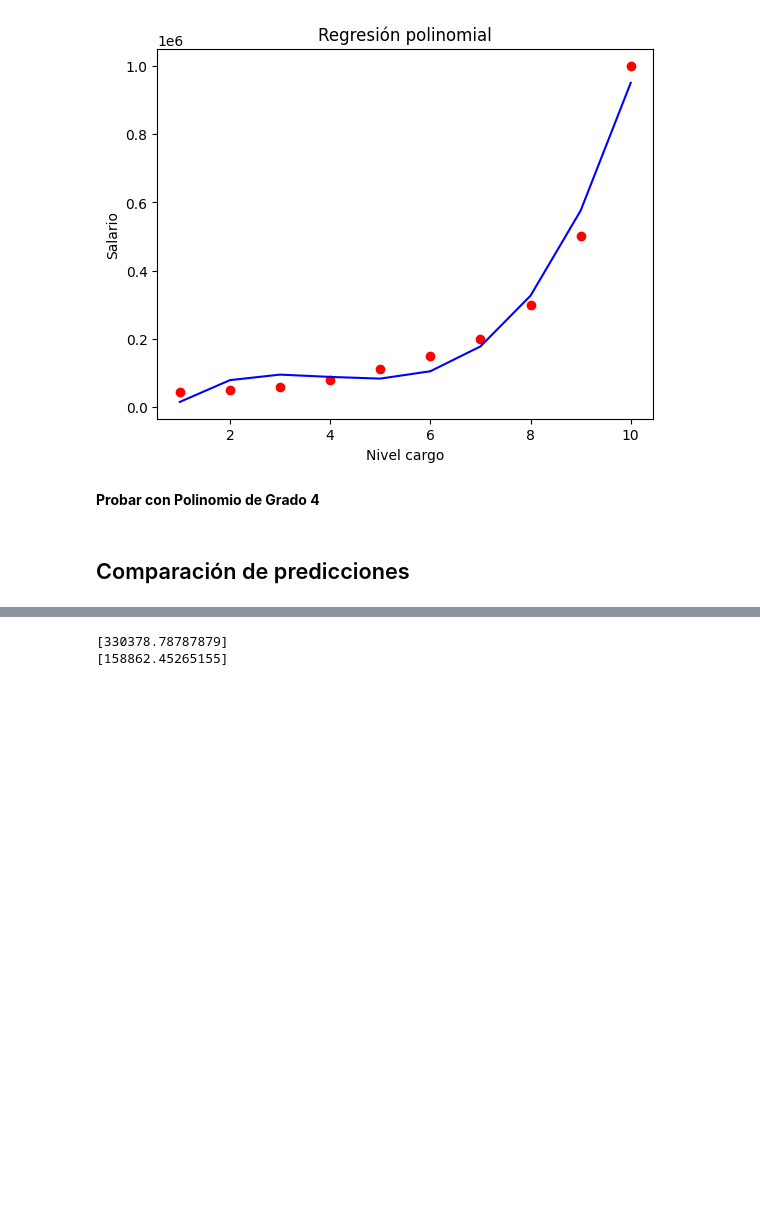
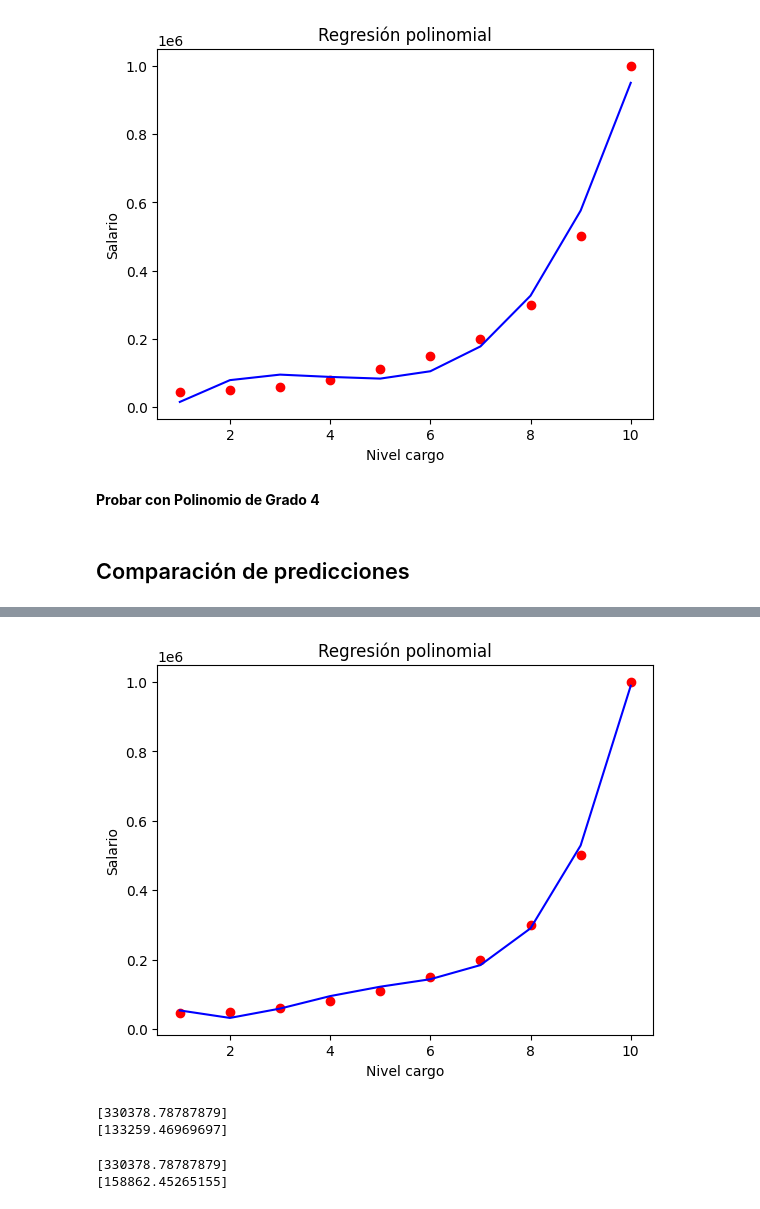
Before and after one commit to Ricardomanuel1/Maestr-a_Ciencia_de_Datos, a Jupyter notebook: II. Introduccion_Ciencia_Datos/2_RegresionPolinomial.ipynb, the cells around one changed output, grey strips where cells are left out. Drawn from its saved outputs; the diff is of its cells as text; code cells hidden in the pictures; blank space fills up the shorter version.

```diff
--- a/II. Introduccion_Ciencia_Datos/2_RegresionPolinomial.ipynb
+++ b/II. Introduccion_Ciencia_Datos/2_RegresionPolinomial.ipynb
@@ -134,3 +134,8 @@ plt.show()
 **Probar con Polinomio de Grado 4**
 # %% [markdown]
 ## Comparación de predicciones
+# %%
+reg_poli4 = PolynomialFeatures(degree = 4)
+X_poli4 = reg_poli4.fit_transform(X)
+lm4 = LinearRegression()
+lm4.fit(X_poli4, y)
@@ -137,3 +157,12 @@ plt.show()
+# %%
+plt.scatter(X, y, color = 'red')
+plt.plot(X, lm4.predict(reg_poli4.fit_transform(X)), color = 'blue')
+plt.title('Regresión polinomial')
+plt.xlabel('Nivel cargo')
+plt.ylabel('Salario')
+plt.show()
+# %% [output]
+[figure, added]
 # %%
 # Regresión polinomial
 a = np.array([6.5])
@@ -141,7 +170,18 @@ a = np.array([6.5])
 print(lm.predict(a.reshape(-1,1)))
 
 # Polynomial Regression
-print(lm4.predict(reg_poli3.fit_transform(a.reshape(-1,1))))
+print(lm3.predict(reg_poli3.fit_transform(a.reshape(-1,1))))
 # %% [output]
 [330378.78787879]
-[158862.45265155]
+[133259.46969697]
+# %%
+# Regresión polinomial
+b = np.array([6.5])
+
+print(lm.predict(b.reshape(-1,1)))
+
+# Polynomial Regression
+print(lm4.predict(reg_poli4.fit_transform(a.reshape(-1,1))))
+# %% [output]
+[330378.78787879]
+[158862.45265155]
```
Also changed, not shown: parts of 2 cells of this notebook.
